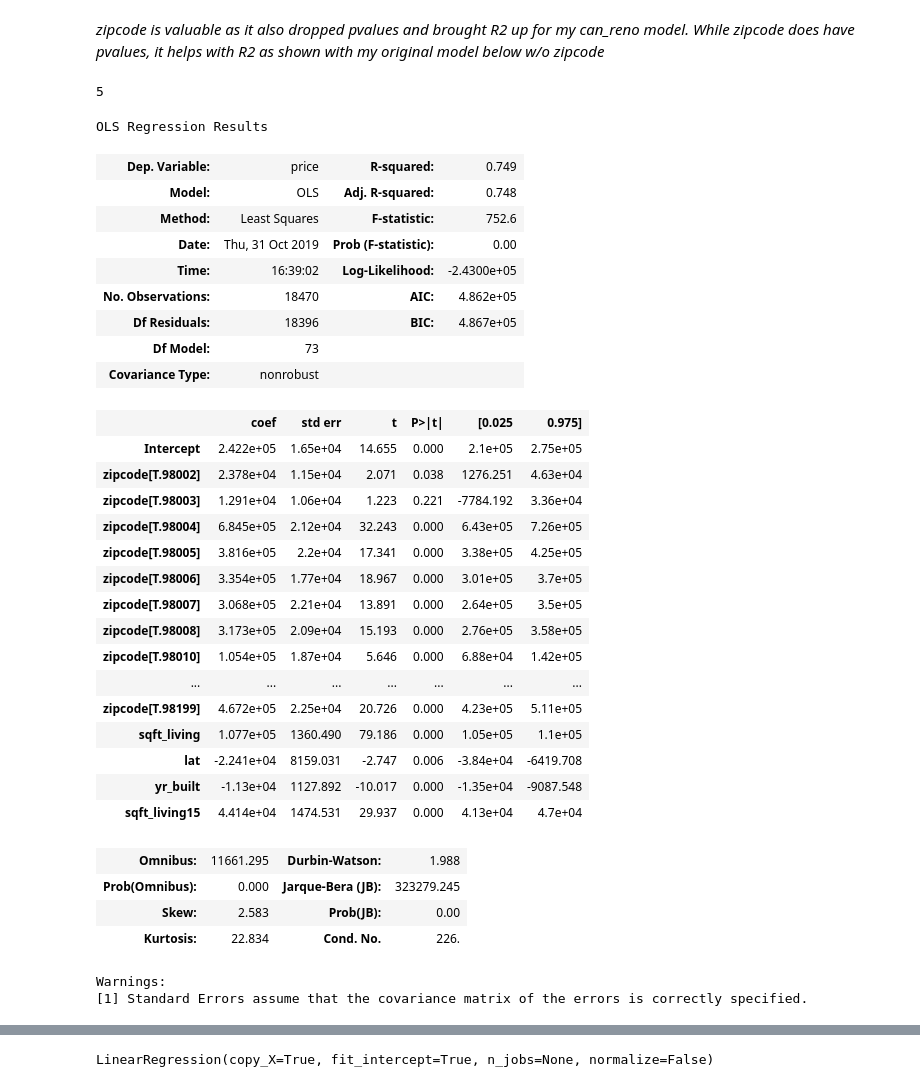
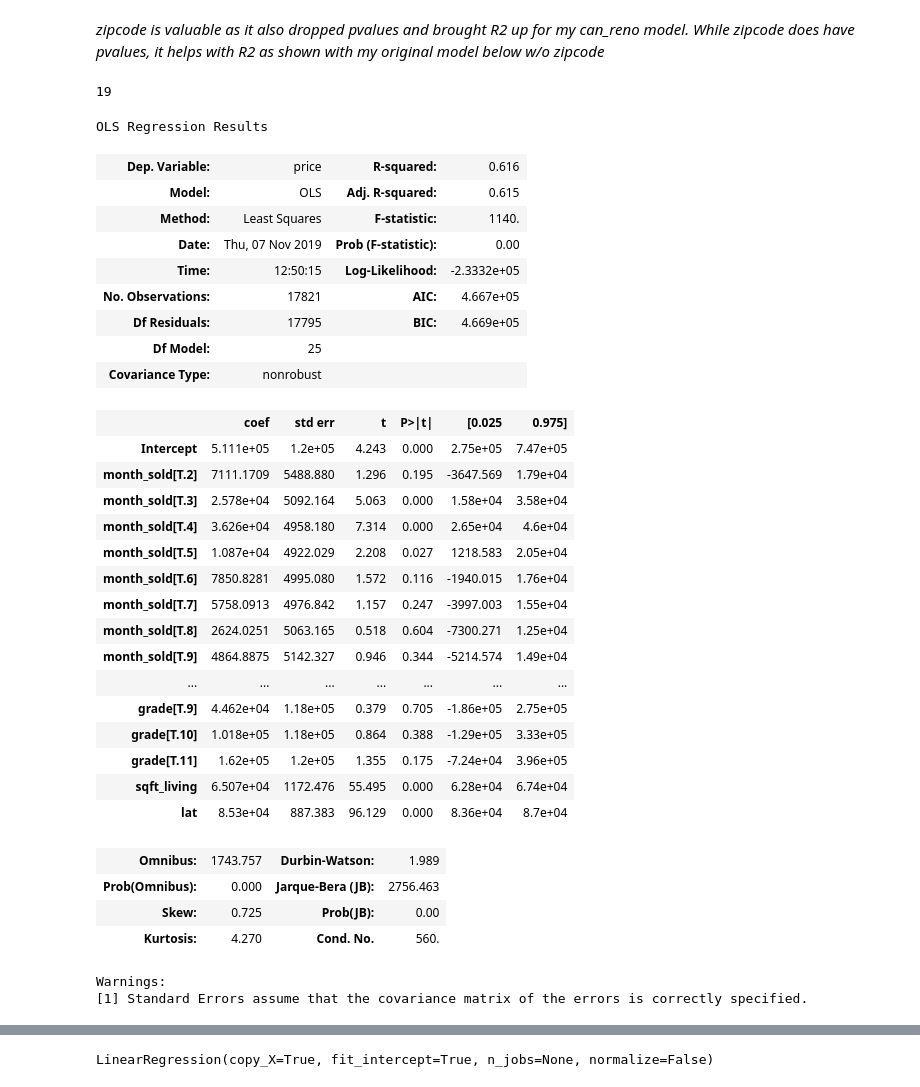
Before and after one commit to melvingonzalezjr/dsc-v2-mod1-final-project-online-ds-ft-100719, a Jupyter notebook: student_new.ipynb, the cells around one changed output, grey strips where cells are left out. Saved outputs shown, nothing was run; the diff lists cells and outputs as text; code cells hidden in the pictures.

```diff
--- a/student_new.ipynb
+++ b/student_new.ipynb
@@ -226,6 +226,7 @@ df.drop(df[df['sqft_lot15']>=21780].index, inplace=True)
 # %%
 df.drop(df[df['sqft_living']>3700].index, inplace=True)
 df.drop(df[df['sqft_living15']>3700].index, inplace=True)
+df.drop(df[df['price']>1_000_000].index, inplace=True)
 # %%
 df.hist(figsize=(20,20));
 # %% [output]
@@ -282,6 +268,6 @@ sns.heatmap(data=corr, annot=True, cmap=sns.color_palette('Blues'));
 # %%
-features.drop(columns=['sqft_above','sqft_basement', 'sqft_lot15'], inplace=True)
-df.drop(columns=['sqft_above','sqft_basement', 'sqft_lot15'], inplace=True)
+features.drop(columns=['sqft_above','sqft_basement', 'sqft_lot15', 'last_constructed'], inplace=True)
+df.drop(columns=['sqft_above','sqft_basement', 'sqft_lot15', 'last_constructed'], inplace=True)
 # %%
 for col in df.columns:
     df.plot(kind='scatter',x=col,y='price', figsize=(5,5));
@@ -323,7 +311,7 @@ from sklearn.preprocessing import StandardScaler
 scaler = StandardScaler()
 scaled_features_cont = scaler.fit_transform(features_cont)
 # %%
-for i in range(0,10):
+for i in range(0,9):
     features_cont.iloc[:,i] = scaled_features_cont[:,i]
 # %% [markdown]
 *Above I am scaling my continuous functions*
@@ -650,42 +624,42 @@ Warnings:
 # %% [markdown]
 *zipcode is valuable as it also dropped pvalues and brought R2 up for my can_reno model. While zipcode does have pvalues, it helps with R2 as shown with my original model below w/o zipcode*
 # %%
-f = 'price~zipcode+sqft_living+lat+yr_built+sqft_living15'
+f = 'price~month_sold+condition+grade+sqft_living+lat'
 model = smf.ols(formula=f, data=df).fit()
 display(sum(np.abs(model.pvalues) > .05))
 model.summary()
 # %% [output]
-5
+19
 OLS Regression Results
-| Dep. Variable: | price | R-squared: | 0.749 |
-| Model: | OLS | Adj. R-squared: | 0.748 |
-| Method: | Least Squares | F-statistic: | 752.6 |
-| Date: | Thu, 31 Oct 2019 | Prob (F-statistic): | 0.00 |
-| Time: | 16:39:02 | Log-Likelihood: | -2.4300e+05 |
-| No. Observations: | 18470 | AIC: | 4.862e+05 |
-| Df Residuals: | 18396 | BIC: | 4.867e+05 |
-| Df Model: | 73 |  |  |
+| Dep. Variable: | price | R-squared: | 0.616 |
+| Model: | OLS | Adj. R-squared: | 0.615 |
+| Method: | Least Squares | F-statistic: | 1140. |
+| Date: | Thu, 07 Nov 2019 | Prob (F-statistic): | 0.00 |
+| Time: | 12:50:15 | Log-Likelihood: | -2.3332e+05 |
+| No. Observations: | 17821 | AIC: | 4.667e+05 |
+| Df Residuals: | 17795 | BIC: | 4.669e+05 |
+| Df Model: | 25 |  |  |
 | Covariance Type: | nonrobust |  |  |
 |  | coef | std err | t | P>|t| | [0.025 | 0.975] |
-| Intercept | 2.422e+05 | 1.65e+04 | 14.655 | 0.000 | 2.1e+05 | 2.75e+05 |
-| zipcode[T.98002] | 2.378e+04 | 1.15e+04 | 2.071 | 0.038 | 1276.251 | 4.63e+04 |
-| zipcode[T.98003] | 1.291e+04 | 1.06e+04 | 1.223 | 0.221 | -7784.192 | 3.36e+04 |
-| zipcode[T.98004] | 6.845e+05 | 2.12e+04 | 32.243 | 0.000 | 6.43e+05 | 7.26e+05 |
-| zipcode[T.98005] | 3.816e+05 | 2.2e+04 | 17.341 | 0.000 | 3.38e+05 | 4.25e+05 |
-| zipcode[T.98006] | 3.354e+05 | 1.77e+04 | 18.967 | 0.000 | 3.01e+05 | 3.7e+05 |
-| zipcode[T.98007] | 3.068e+05 | 2.21e+04 | 13.891 | 0.000 | 2.64e+05 | 3.5e+05 |
-| zipcode[T.98008] | 3.173e+05 | 2.09e+04 | 15.193 | 0.000 | 2.76e+05 | 3.58e+05 |
-| zipcode[T.98010] | 1.054e+05 | 1.87e+04 | 5.646 | 0.000 | 6.88e+04 | 1.42e+05 |
+| Intercept | 5.111e+05 | 1.2e+05 | 4.243 | 0.000 | 2.75e+05 | 7.47e+05 |
+| month_sold[T.2] | 7111.1709 | 5488.880 | 1.296 | 0.195 | -3647.569 | 1.79e+04 |
+| month_sold[T.3] | 2.578e+04 | 5092.164 | 5.063 | 0.000 | 1.58e+04 | 3.58e+04 |
+| month_sold[T.4] | 3.626e+04 | 4958.180 | 7.314 | 0.000 | 2.65e+04 | 4.6e+04 |
+| month_sold[T.5] | 1.087e+04 | 4922.029 | 2.208 | 0.027 | 1218.583 | 2.05e+04 |
+| month_sold[T.6] | 7850.8281 | 4995.080 | 1.572 | 0.116 | -1940.015 | 1.76e+04 |
+| month_sold[T.7] | 5758.0913 | 4976.842 | 1.157 | 0.247 | -3997.003 | 1.55e+04 |
+| month_sold[T.8] | 2624.0251 | 5063.165 | 0.518 | 0.604 | -7300.271 | 1.25e+04 |
+| month_sold[T.9] | 4864.8875 | 5142.327 | 0.946 | 0.344 | -5214.574 | 1.49e+04 |
 | ... | ... | ... | ... | ... | ... | ... |
-| zipcode[T.98199] | 4.672e+05 | 2.25e+04 | 20.726 | 0.000 | 4.23e+05 | 5.11e+05 |
-| sqft_living | 1.077e+05 | 1360.490 | 79.186 | 0.000 | 1.05e+05 | 1.1e+05 |
-| lat | -2.241e+04 | 8159.031 | -2.747 | 0.006 | -3.84e+04 | -6419.708 |
-| yr_built | -1.13e+04 | 1127.892 | -10.017 | 0.000 | -1.35e+04 | -9087.548 |
-| sqft_living15 | 4.414e+04 | 1474.531 | 29.937 | 0.000 | 4.13e+04 | 4.7e+04 |
+| grade[T.9] | 4.462e+04 | 1.18e+05 | 0.379 | 0.705 | -1.86e+05 | 2.75e+05 |
+| grade[T.10] | 1.018e+05 | 1.18e+05 | 0.864 | 0.388 | -1.29e+05 | 3.33e+05 |
+| grade[T.11] | 1.62e+05 | 1.2e+05 | 1.355 | 0.175 | -7.24e+04 | 3.96e+05 |
+| sqft_living | 6.507e+04 | 1172.476 | 55.495 | 0.000 | 6.28e+04 | 6.74e+04 |
+| lat | 8.53e+04 | 887.383 | 96.129 | 0.000 | 8.36e+04 | 8.7e+04 |
-| Omnibus: | 11661.295 | Durbin-Watson: | 1.988 |
-| Prob(Omnibus): | 0.000 | Jarque-Bera (JB): | 323279.245 |
-| Skew: | 2.583 | Prob(JB): | 0.00 |
-| Kurtosis: | 22.834 | Cond. No. | 226. |
+| Omnibus: | 1743.757 | Durbin-Watson: | 1.989 |
+| Prob(Omnibus): | 0.000 | Jarque-Bera (JB): | 2756.463 |
+| Skew: | 0.725 | Prob(JB): | 0.00 |
+| Kurtosis: | 4.270 | Cond. No. | 560. |
 Warnings:
 [1] Standard Errors assume that the covariance matrix of the errors is correctly specified.
 # %%
```
Also changed, not shown: parts of 36 cells of this notebook.
